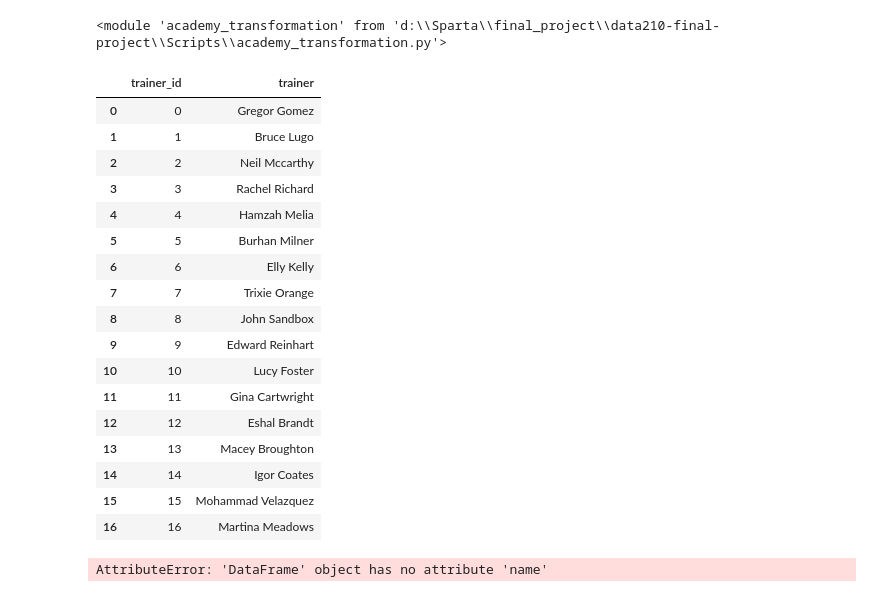
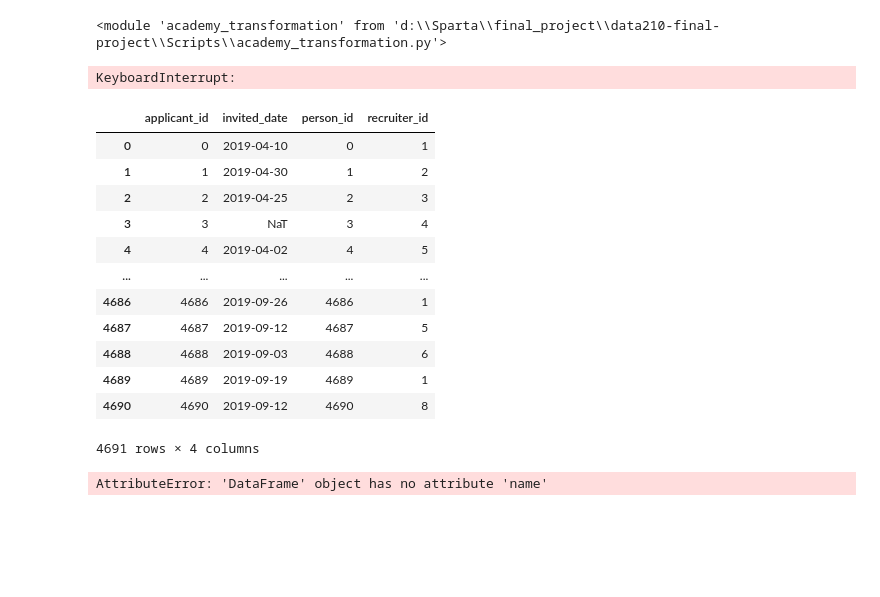
Before and after one commit to Data210/data210-final-project, a Jupyter notebook: Scripts/transformations.ipynb, the cells around one changed output. Drawn from its saved outputs; the diff is of its cells as text; code cells hidden in the pictures; blank space fills up the shorter version.

Commit message:
applicant pipeline refactor

```diff
--- a/Scripts/transformations.ipynb
+++ b/Scripts/transformations.ipynb
@@ -28,30 +28,27 @@ df_sparta_day_result, df_sparta_day, df_academy = SpartaDay.getAllData()
 # %%
 df_spartan, df_course, df_stream, df_trainer, df_behaviour_score = Academy.getAllData()
 # %%
-df_talent, df_strength_junction, df_weakness_junction, df_tech_junction, df_tech, df_strength, df_weakness = Talent.getAllData()
+df_talent, df_strength_junction, df_weakness_junction, df_tech_junction,  df_strength, df_weakness, df_tech = Talent.getAllData()
+# %% [output]
+KeyboardInterrupt:
 # %%
-df_applicant, df_address ,df_postcode, df_city,  df_recruiter = Applicants.process_locations()
+df_applicant, df_personal_details, df_uni, df_degree, df_address ,df_postcode, df_city,  df_recruiter = Applicants.process_locations()
-# %%
-df_trainer
-# %% [output]
-|  | trainer_id | trainer |
-| 0 | 0 | Gregor Gomez |
-| 1 | 1 | Bruce Lugo |
-| 2 | 2 | Neil Mccarthy |
-| 3 | 3 | Rachel Richard |
-| 4 | 4 | Hamzah Melia |
-| 5 | 5 | Burhan Milner |
-| 6 | 6 | Elly Kelly |
-| 7 | 7 | Trixie Orange |
-| 8 | 8 | John Sandbox |
-| 9 | 9 | Edward Reinhart |
-| 10 | 10 | Lucy Foster |
-| 11 | 11 | Gina Cartwright |
-| 12 | 12 | Eshal Brandt |
-| 13 | 13 | Macey Broughton |
-| 14 | 14 | Igor Coates |
-| 15 | 15 | Mohammad Velazquez |
-| 16 | 16 | Martina Meadows |
+# %%
+df_applicant
+# %% [output]
+|  | applicant_id | invited_date | person_id | recruiter_id |
+| 0 | 0 | 2019-04-10 | 0 | 1 |
+| 1 | 1 | 2019-04-30 | 1 | 2 |
+| 2 | 2 | 2019-04-25 | 2 | 3 |
+| 3 | 3 | NaT | 3 | 4 |
+| 4 | 4 | 2019-04-02 | 4 | 5 |
+| ... | ... | ... | ... | ... |
+| 4686 | 4686 | 2019-09-26 | 4686 | 1 |
+| 4687 | 4687 | 2019-09-12 | 4687 | 5 |
+| 4688 | 4688 | 2019-09-03 | 4688 | 6 |
+| 4689 | 4689 | 2019-09-19 | 4689 | 1 |
+| 4690 | 4690 | 2019-09-12 | 4690 | 8 |
+4691 rows × 4 columns
 # %%
 df_spartan.name.duplicated(keep=False).sum()
 # %% [output]
```
Also changed, not shown: 1 other file.
